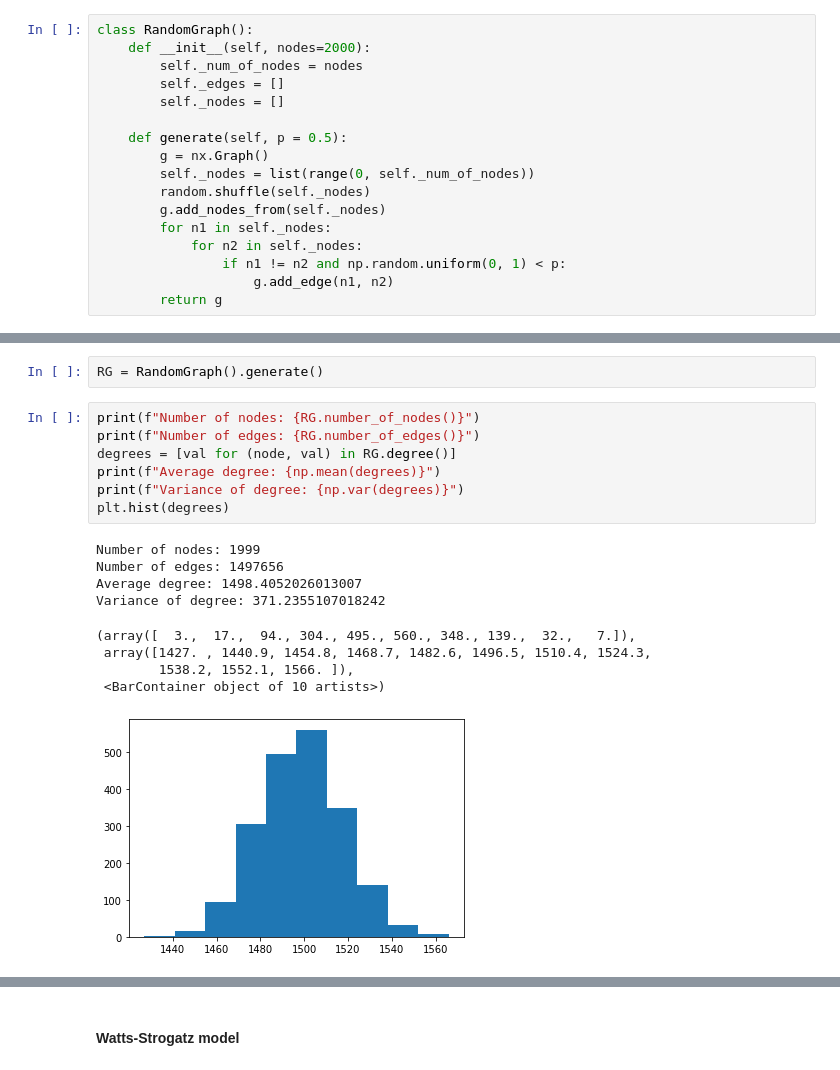
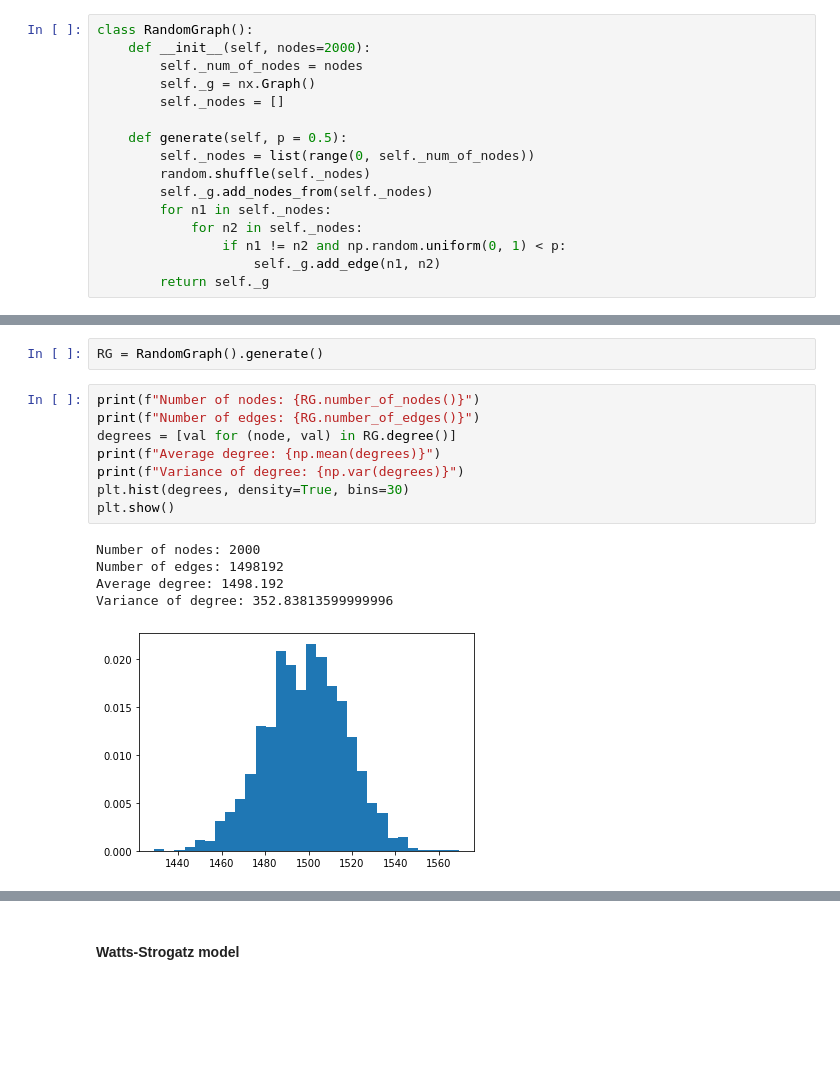
Before and after one commit to KasiaMacioszek/diffusion_processes, a Jupyter notebook: Assignment3.ipynb, the cells around one changed output, grey strips where cells are left out. Drawn from its saved outputs; the diff is of its cells as text; blank space fills up the shorter version.

```diff
--- a/Assignment3.ipynb
+++ b/Assignment3.ipynb
@@ -7,19 +12,18 @@ import matplotlib.pyplot as plt
 class RandomGraph():
     def __init__(self, nodes=2000):
         self._num_of_nodes = nodes
-        self._edges = []
+        self._g = nx.Graph()
         self._nodes = []
 
     def generate(self, p = 0.5):
-        g = nx.Graph()
         self._nodes = list(range(0, self._num_of_nodes))
         random.shuffle(self._nodes)
-        g.add_nodes_from(self._nodes)
+        self._g.add_nodes_from(self._nodes)
         for n1 in self._nodes:
             for n2 in self._nodes:
                 if n1 != n2 and np.random.uniform(0, 1) < p:
-                    g.add_edge(n1, n2)
-        return g
+                    self._g.add_edge(n1, n2)
+        return self._g
 # %%
 class Watts_Strogatz_model():
     def __init__(self, nodes=2000):
@@ -69,17 +119,14 @@ RG = RandomGraph().generate()
 # %%
 print(f"Number of nodes: {RG.number_of_nodes()}")
 print(f"Number of edges: {RG.number_of_edges()}")
 degrees = [val for (node, val) in RG.degree()]
 print(f"Average degree: {np.mean(degrees)}")
 print(f"Variance of degree: {np.var(degrees)}")
-plt.hist(degrees)
+plt.hist(degrees, density=True, bins=30)
+plt.show()
 # %% [output]
-Number of nodes: 1999
-Number of edges: 1497656
-Average degree: 1498.4052026013007
-Variance of degree: 371.2355107018242
+Number of nodes: 2000
+Number of edges: 1498192
+Average degree: 1498.192
+Variance of degree: 352.83813599999996
-(array([  3.,  17.,  94., 304., 495., 560., 348., 139.,  32.,   7.]),
- array([1427. , 1440.9, 1454.8, 1468.7, 1482.6, 1496.5, 1510.4, 1524.3,
-        1538.2, 1552.1, 1566. ]),
- <BarContainer object of 10 artists>)
-[figure, old version]
+[figure, new version]
```
Also changed, not shown: parts of 28 cells of this notebook.
